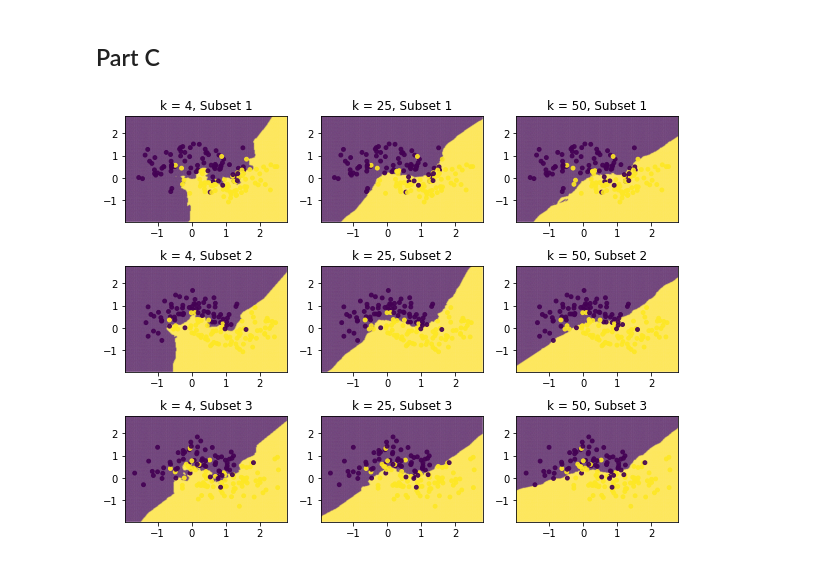
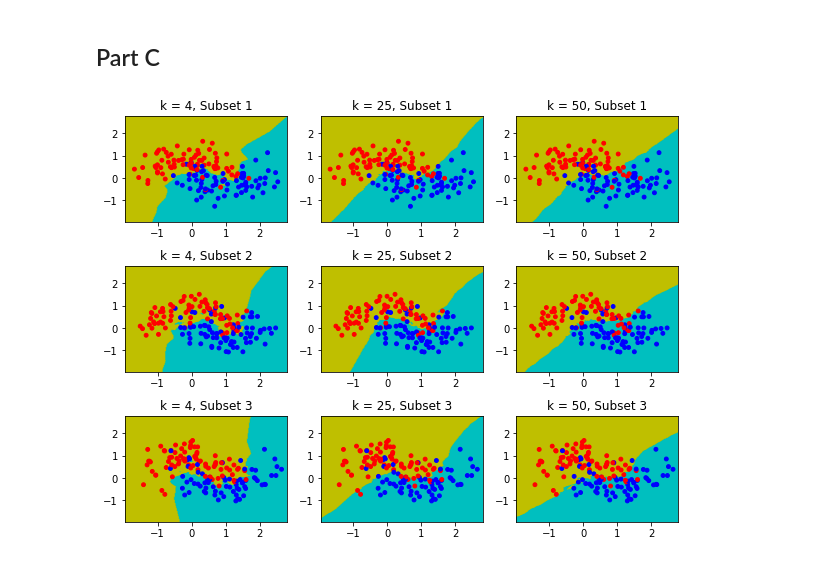
Before and after one commit to MohsenJadidi/ISLR, a Jupyter notebook: Assignment1/Q3.ipynb, the cells around one changed output. Saved outputs shown, nothing was run; the diff lists cells and outputs as text; code cells hidden in the pictures.

```diff
--- a/Assignment1/Q3.ipynb
+++ b/Assignment1/Q3.ipynb
@@ -28,6 +28,7 @@ fig.show()
 ## Part C
 # %%
 from sklearn.neighbors import KNeighborsClassifier
+from matplotlib.colors import ListedColormap
 import numpy as np
 
 numberOfSamples = 150
@@ -36,33 +37,35 @@ kList = [4, 25, 50]
 step = .02  # step size in the mesh
 
 idx = np.random.choice(X_data.shape[0], size=numberOfSubset*numberOfSamples, replace=False)
 
+cmap_region = ListedColormap(['y', 'c'])
+cmap_points = ListedColormap(['r', 'b'])
 fig = plt.figure(num=2, figsize=(8.4, 6.4))
 for i in range(numberOfSubset):
     X_train = X_data[idx[0+i*numberOfSamples:(i+1)*numberOfSamples], :]
     Y_train = Y_data[idx[0+i*numberOfSamples:(i+1)*numberOfSamples]]
 
     for j, n in enumerate(kList):
         classifier = KNeighborsClassifier(n_neighbors=n, weights='uniform')
         classifier.fit(X_train, Y_train)
 
         # Plot the decision boundary.
         x_min, x_max = X_data.min() - 0.1, X_data.max() + 0.1
         y_min, y_max = x_min, x_max
         xx, yy = np.meshgrid(np.arange(x_min, x_max, step), np.arange(y_min, y_max, step))
         prediction = classifier.predict(np.c_[xx.ravel(), yy.ravel()])
         prediction = prediction.reshape(xx.shape)
         ax = fig.add_subplot(3, 3, i*numberOfSubset+(j+1))
         ax.set_title(f'k = {n}, Subset {i+1}')
         plt.tight_layout()
-        ax.pcolormesh(xx, yy, prediction, shading='gouraud', alpha=4*step)
+        ax.pcolormesh(xx, yy, prediction, shading='gouraud', cmap=cmap_region)
 
         # Plot the training points.
-        ax.scatter(x=X_train[:,0], y=X_train[:,1], c=Y_train, alpha=0.9, marker='o', s=15)
+        ax.scatter(x=X_train[:,0], y=X_train[:,1], c=Y_train, s=15, cmap=cmap_points)
 
         ax.set_xlim(xx.min(), xx.max())
         ax.set_ylim(yy.min(), yy.max())
 
 plt.show()
 # %% [output]
-[figure, old version]
+[figure, new version]
```
